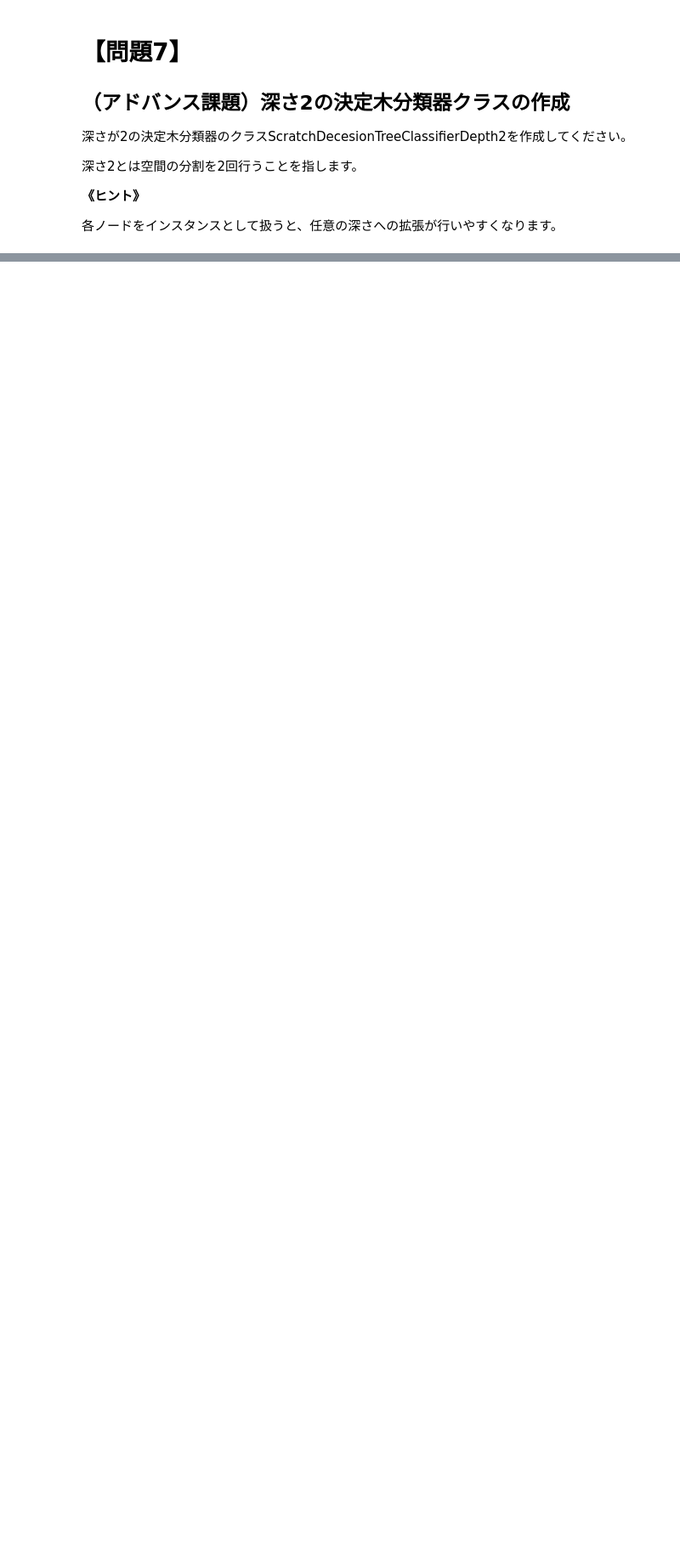
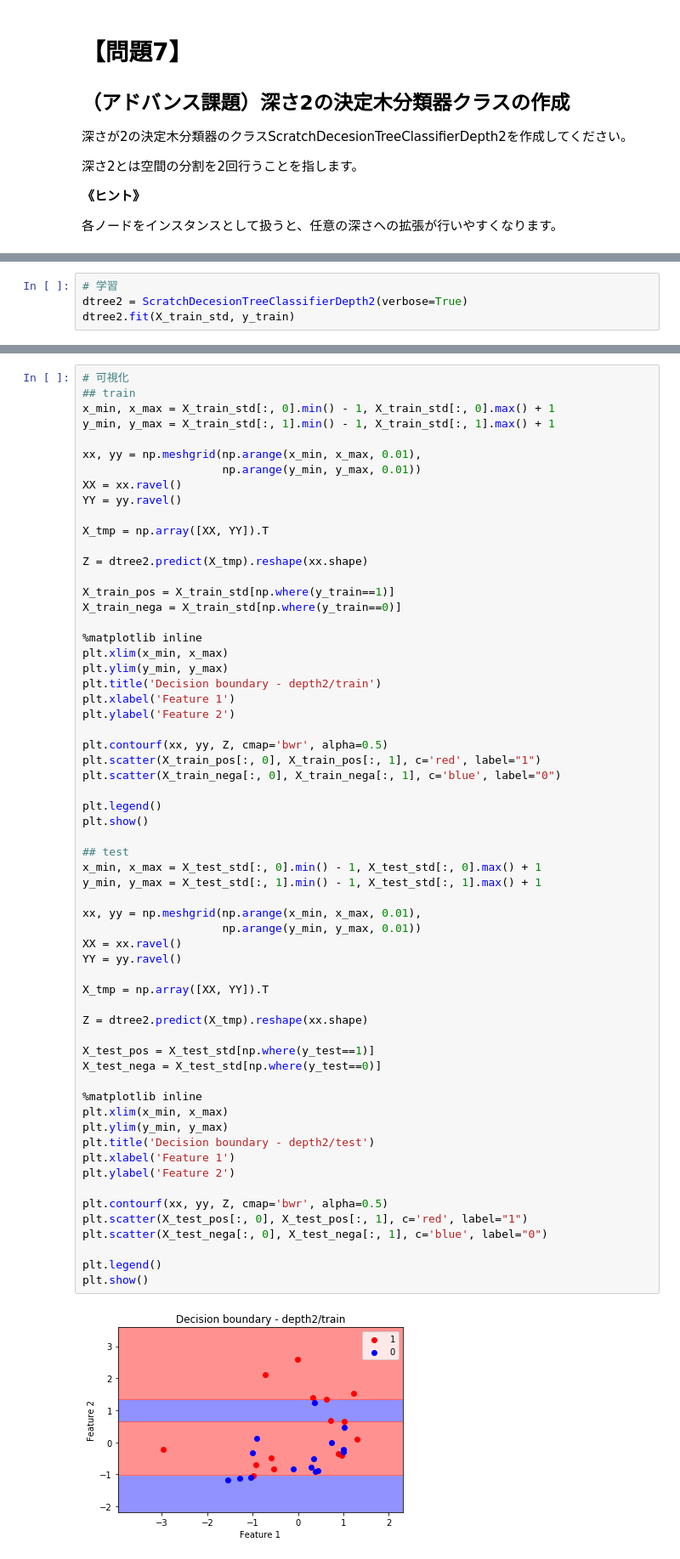
Before and after one commit to taiki-nakaso/diveintocode-ml, a Jupyter notebook: src/sprint/sprint6/sprint6.ipynb, the cells around one changed output, grey strips where cells are left out. Shown at 85% size. Saved outputs shown, nothing was run; the diff lists cells and outputs as text; blank space fills up the shorter version.

```diff
--- a/src/sprint/sprint6/sprint6.ipynb
+++ b/src/sprint/sprint6/sprint6.ipynb
@@ -743,0 +1046,4 @@ plt.show()
+# %%
+# 学習
+dtree2 = ScratchDecesionTreeClassifierDepth2(verbose=True)
+dtree2.fit(X_train_std, y_train)
@@ -743,0 +1088,63 @@ plt.show()
+# %%
+# 可視化
+## train
+x_min, x_max = X_train_std[:, 0].min() - 1, X_train_std[:, 0].max() + 1
+y_min, y_max = X_train_std[:, 1].min() - 1, X_train_std[:, 1].max() + 1
+
+xx, yy = np.meshgrid(np.arange(x_min, x_max, 0.01),
+                     np.arange(y_min, y_max, 0.01))
+XX = xx.ravel()
+YY = yy.ravel()
+
+X_tmp = np.array([XX, YY]).T
+
+Z = dtree2.predict(X_tmp).reshape(xx.shape)
+
+X_train_pos = X_train_std[np.where(y_train==1)]
+X_train_nega = X_train_std[np.where(y_train==0)]
+
+%matplotlib inline
+plt.xlim(x_min, x_max)
+plt.ylim(y_min, y_max)
+plt.title('Decision boundary - depth2/train')
+plt.xlabel('Feature 1')
+plt.ylabel('Feature 2')
+
+plt.contourf(xx, yy, Z, cmap='bwr', alpha=0.5)
+plt.scatter(X_train_pos[:, 0], X_train_pos[:, 1], c='red', label="1")
+plt.scatter(X_train_nega[:, 0], X_train_nega[:, 1], c='blue', label="0")
+
+plt.legend()
+plt.show()
+
+## test
+x_min, x_max = X_test_std[:, 0].min() - 1, X_test_std[:, 0].max() + 1
+y_min, y_max = X_test_std[:, 1].min() - 1, X_test_std[:, 1].max() + 1
+
+xx, yy = np.meshgrid(np.arange(x_min, x_max, 0.01),
+                     np.arange(y_min, y_max, 0.01))
+XX = xx.ravel()
+YY = yy.ravel()
+
+X_tmp = np.array([XX, YY]).T
+
+Z = dtree2.predict(X_tmp).reshape(xx.shape)
+
+X_test_pos = X_test_std[np.where(y_test==1)]
+X_test_nega = X_test_std[np.where(y_test==0)]
+
+%matplotlib inline
+plt.xlim(x_min, x_max)
+plt.ylim(y_min, y_max)
+plt.title('Decision boundary - depth2/test')
+plt.xlabel('Feature 1')
+plt.ylabel('Feature 2')
+
+plt.contourf(xx, yy, Z, cmap='bwr', alpha=0.5)
+plt.scatter(X_test_pos[:, 0], X_test_pos[:, 1], c='red', label="1")
+plt.scatter(X_test_nega[:, 0], X_test_nega[:, 1], c='blue', label="0")
+
+plt.legend()
+plt.show()
+# %% [output]
+[figure, added]
```
Also changed, not shown: parts of 12 cells of this notebook.
